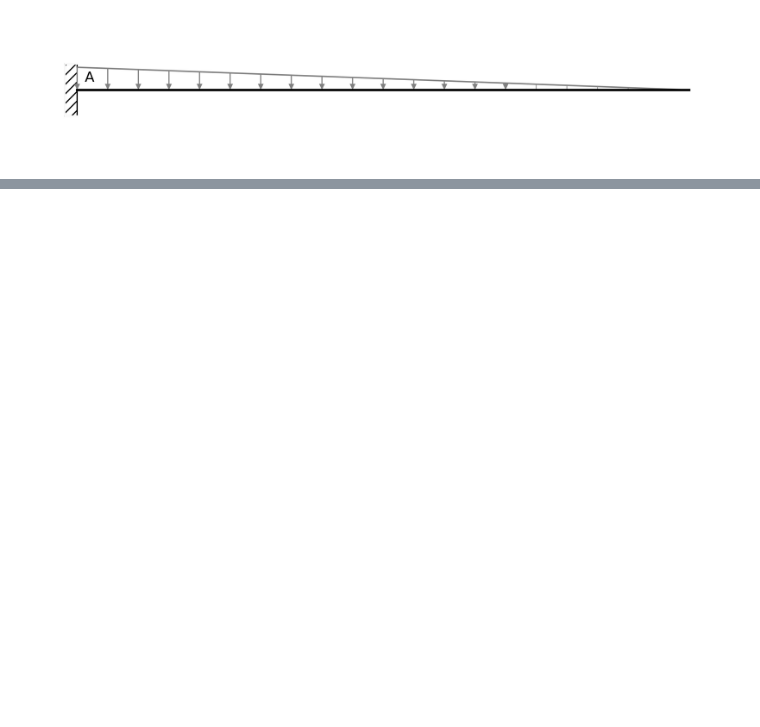
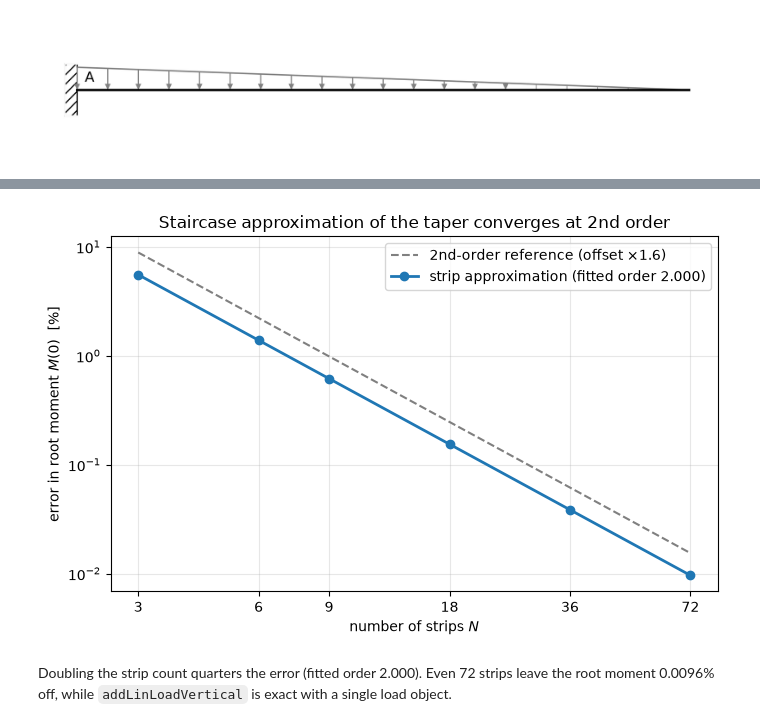
Before and after one commit to thomastron/Mechanical-Engineering-Python, a Jupyter notebook: Cantilever_Beam_Analysis_Triangular_Load.ipynb, the cells around one changed output, grey strips where cells are left out. Drawn from its saved outputs; the diff is of its cells as text; code cells hidden in the pictures; blank space fills up the shorter version.

```diff
--- a/Cantilever_Beam_Analysis_Triangular_Load.ipynb
+++ b/Cantilever_Beam_Analysis_Triangular_Load.ipynb
@@ -407,0 +620,30 @@ Agrees with the closed form to better than 1e-6 relative.
+# %%
+errs = strips.loc[counts, "M error [%]"].abs().to_numpy(dtype=float)
+order = -np.polyfit(np.log(counts), np.log(errs), 1)[0]     # slope on log-log axes
+
+fig, ax = plt.subplots(figsize=(7, 4.5))
+# Second-order reference slope, offset a little so it does not hide under the data
+# (the two lie on top of each other almost exactly, which is the point).
+ref = errs[0] * (np.array(counts, dtype=float) / counts[0]) ** -2.0
+ax.loglog(counts, ref * 1.6, "--", color="grey", lw=1.5, label="2nd-order reference (offset ×1.6)")
+ax.loglog(counts, errs, "o-", lw=2, label=f"strip approximation (fitted order {order:.3f})")
+
+ax.set_xlabel("number of strips $N$")
+ax.set_ylabel("error in root moment $M(0)$  [%]")
+ax.set_title("Staircase approximation of the taper converges at 2nd order")
+ax.set_xticks(counts)
+ax.set_xticklabels([str(c) for c in counts])
+ax.minorticks_off()
+ax.grid(True, which="major", alpha=0.3)
+ax.legend()
+plt.tight_layout()
+plt.show()
+
+display(Markdown(
+    f"Doubling the strip count quarters the error (fitted order {order:.3f}). Even {counts[-1]} "
+    f"strips leave the root moment {errs[-1]:.4f}% off, while `addLinLoadVertical` is exact "
+    "with a single load object."
+))
+# %% [output]
+[figure, added]
+Doubling the strip count quarters the error (fitted order 2.000). Even 72 strips leave the root moment 0.0096% off, while `addLinLoadVertical` is exact with a single load object.
```
Also changed, not shown: parts of 54 cells of this notebook, 3 other files.
